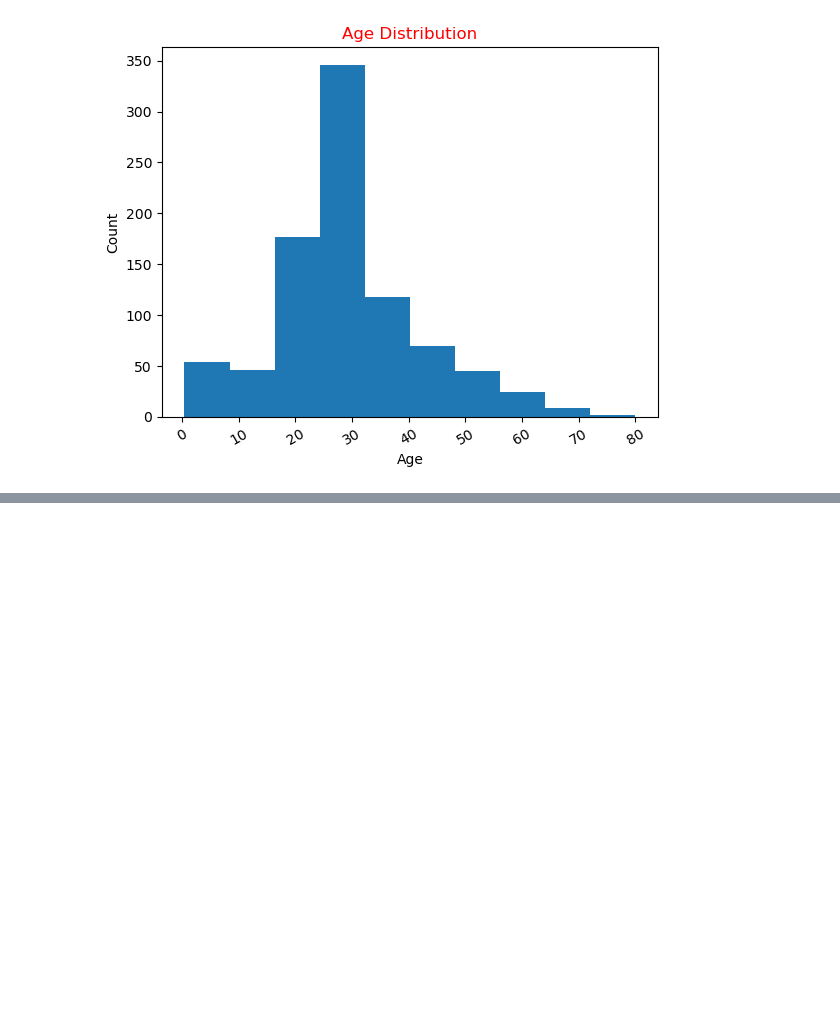
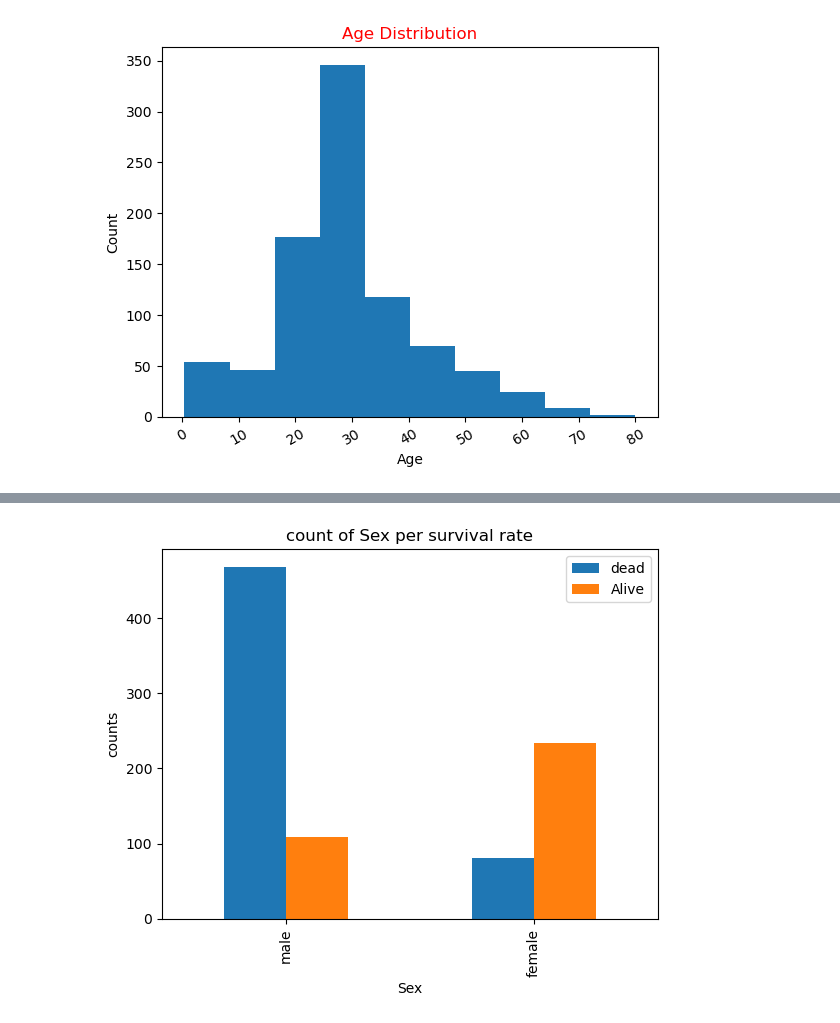
Before and after one commit to fizzle1759/Data-Exploration-using-Titanic-Data-set, a Jupyter notebook: Data Exploration.ipynb, the cells around one changed output, grey strips where cells are left out. Drawn from its saved outputs; the diff is of its cells as text; code cells hidden in the pictures; blank space fills up the shorter version.

```diff
--- a/Data Exploration.ipynb
+++ b/Data Exploration.ipynb
@@ -284,0 +327,14 @@ plt.show()
+# %%
+def barplot(feature):
+    dead= df.query("Survived==0")[feature].value_counts()
+    alive= df.query("Survived==1")[feature].value_counts()
+    i = pd.concat([dead,alive], axis =1, keys=["dead","Alive"])
+    i.plot(kind="bar")
+    plt.title(f"count of {feature} per survival rate")
+    plt.ylabel("counts")
+    plt.xlabel(f"{feature}")
+    plt.show()
+# %%
+barplot("Sex")
+# %% [output]
+[figure, added]
```
Also changed, not shown: parts of 8 cells of this notebook.
